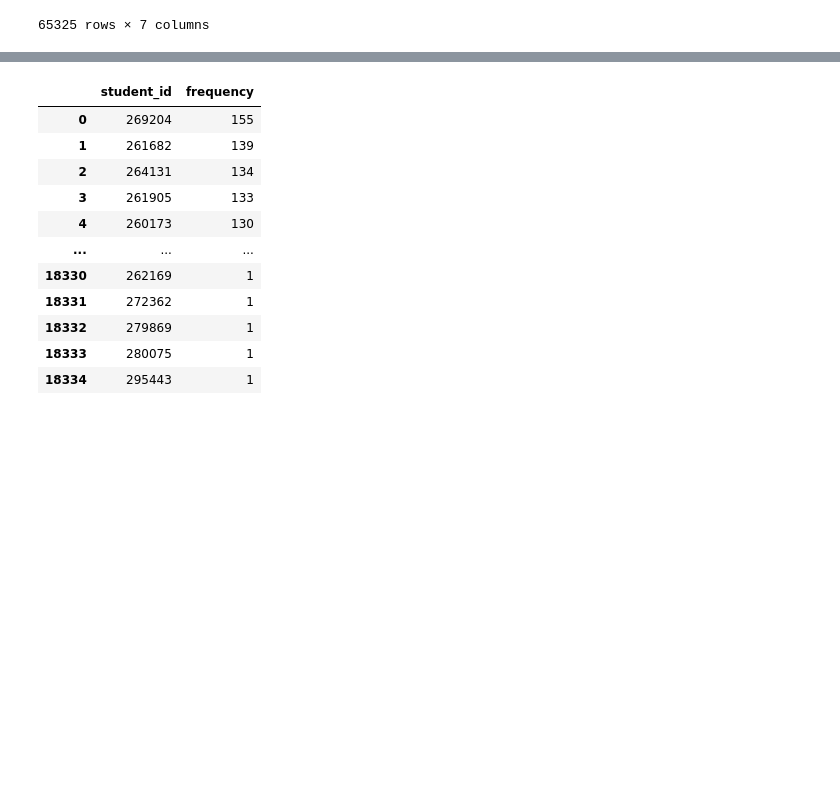
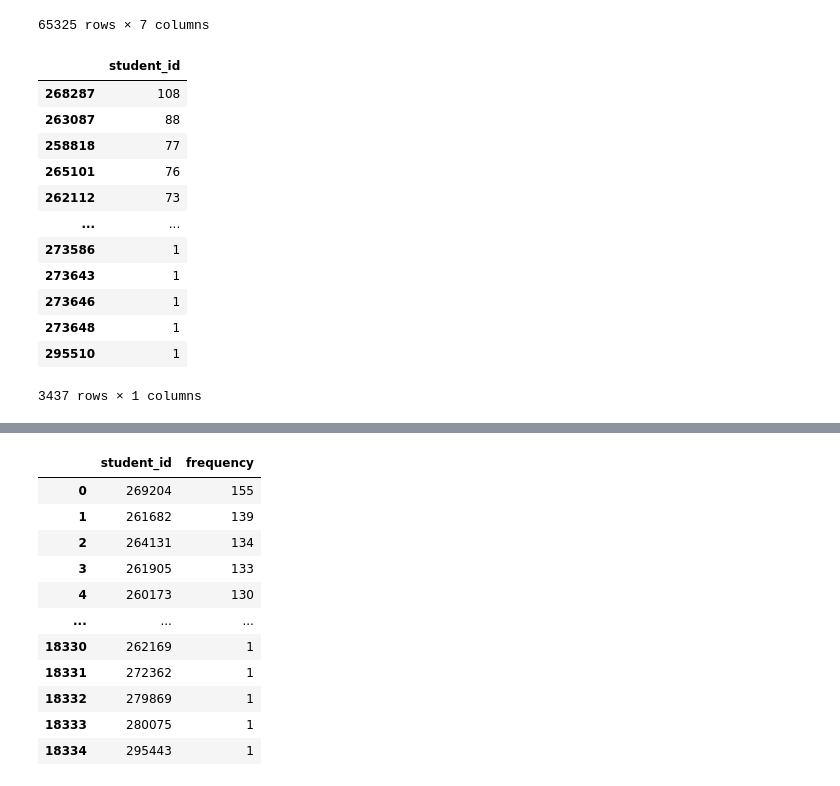
Before and after one commit to puvanans/365-DS-Competition, a Jupyter notebook: student_engagement.ipynb, the cells around one changed output, grey strips where cells are left out. Drawn from its saved outputs; the diff is of its cells as text; code cells hidden in the pictures; blank space fills up the shorter version.

Commit message:
created Dfs for engagement on top 5 countries represented

```diff
--- a/student_engagement.ipynb
+++ b/student_engagement.ipynb
@@ -152,3 +162,20 @@ student_engagement_by_country
 | 65323 | 2649818 | 295443 | 0 | 0 | 1 | 2022-10-20 | ... |
 | 65324 | 2649873 | 284482 | 0 | 0 | 1 | 2022-10-20 | ... |
 65325 rows × 7 columns
+# %%
+India = student_engagement_by_country[student_engagement_by_country['country'] == 'IN']
+pd.DataFrame(India['student_id'].value_counts())
+# %% [output]
+|  | student_id |
+| 268287 | 108 |
+| 263087 | 88 |
+| 258818 | 77 |
+| 265101 | 76 |
+| 262112 | 73 |
+| ... | ... |
+| 273586 | 1 |
+| 273643 | 1 |
+| 273646 | 1 |
+| 273648 | 1 |
+| 295510 | 1 |
+3437 rows × 1 columns
```
Also changed, not shown: parts of 6 cells of this notebook, 1 other file.
